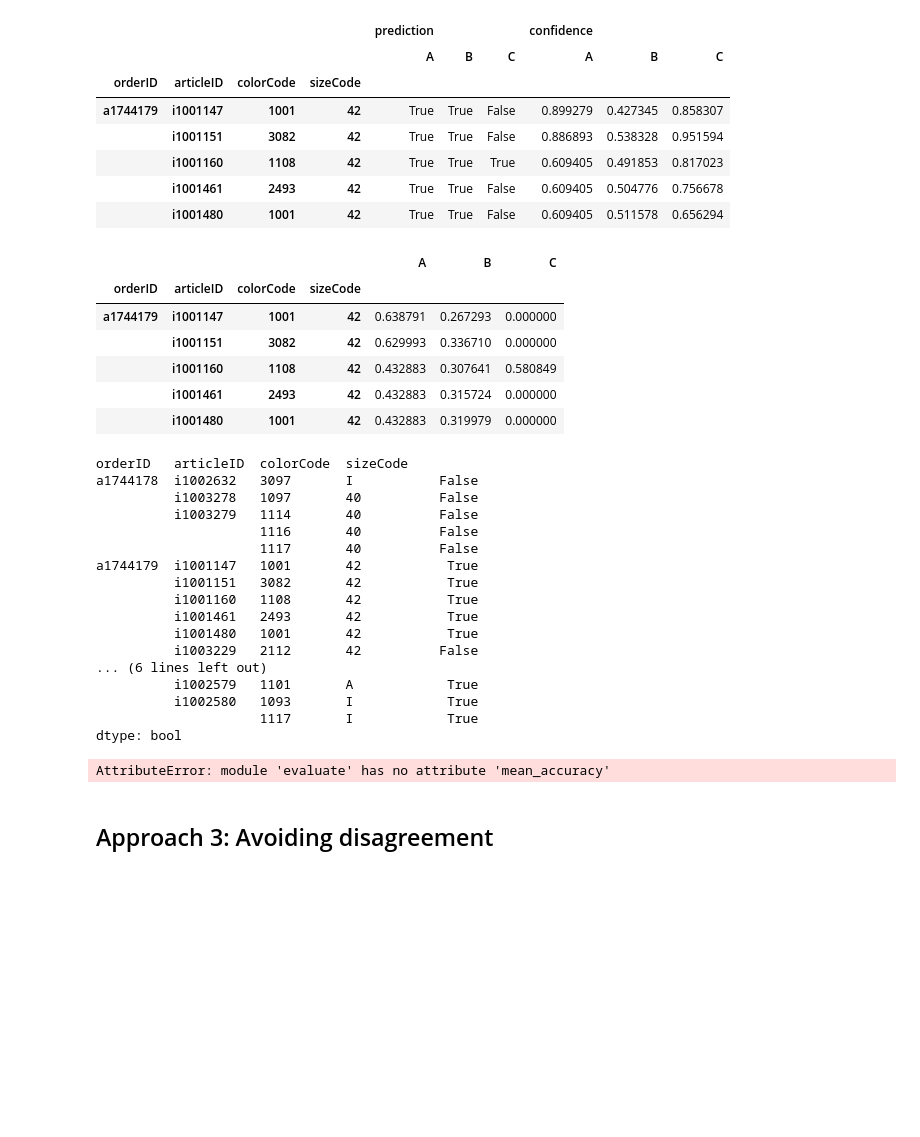
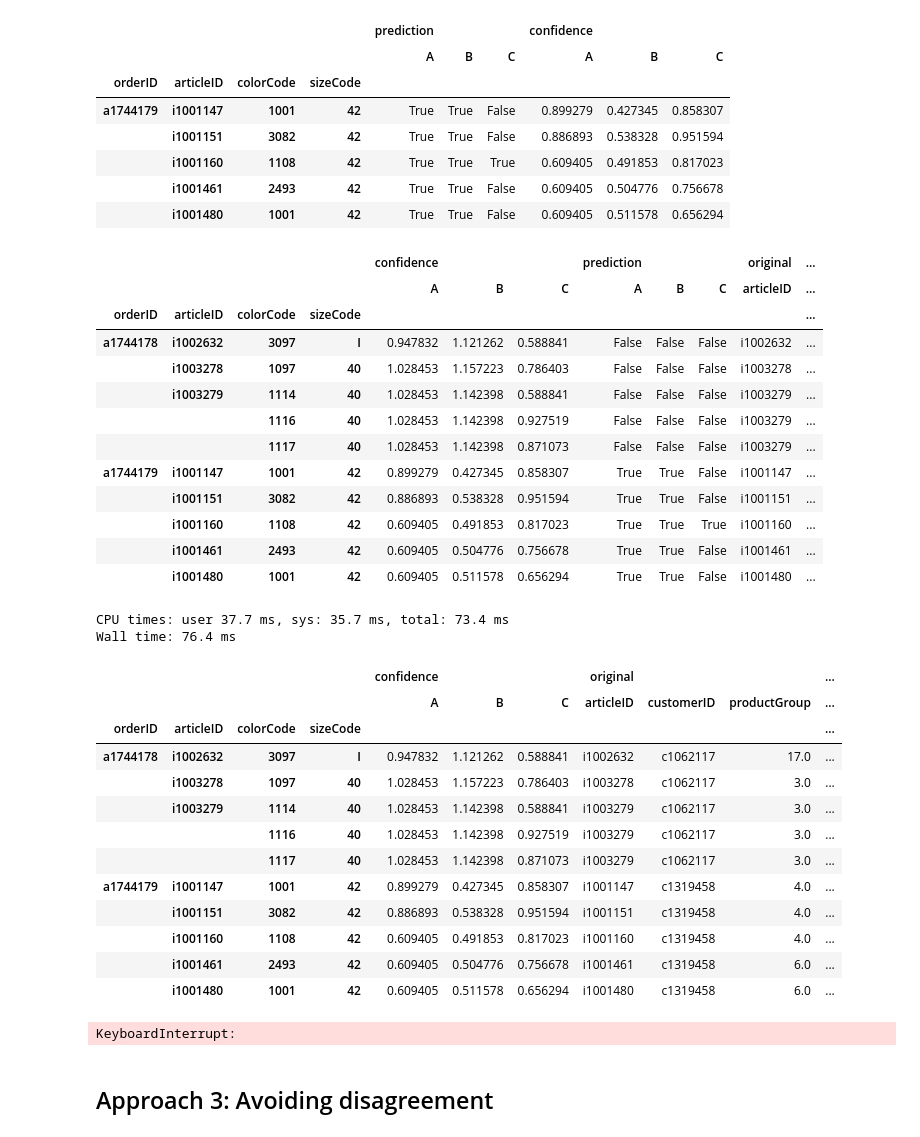
Before and after one commit to busfahren/dmc-results, a Jupyter notebook: merge.ipynb, the cells around one changed output. Cells and saved outputs as stored; diff of their text form; code cells hidden in the pictures; blank space fills up the shorter version.

Commit message:
Multiprocess weighted majority vote

```diff
--- a/merge.ipynb
+++ b/merge.ipynb
@@ -135,36 +135,41 @@ df[['prediction', 'confidence']].ix[5:10]
 |  | i1001160 | 1108 | 42 | True | True | True | 0.609405 | 0.491853 | 0.817023 |
 |  | i1001461 | 2493 | 42 | True | True | False | 0.609405 | 0.504776 | 0.756678 |
 |  | i1001480 | 1001 | 42 | True | True | False | 0.609405 | 0.511578 | 0.656294 |
-# %%
-df[['prediction', 'confidence']].ix[5:10].apply(lambda d: d['prediction'] * d['confidence'], axis=1)
-# %% [output]
-|  |  |  |  | A | B | C |
-| orderID | articleID | colorCode | sizeCode |  |  |  |
-| a1744179 | i1001147 | 1001 | 42 | 0.638791 | 0.267293 | 0.000000 |
-|  | i1001151 | 3082 | 42 | 0.629993 | 0.336710 | 0.000000 |
-|  | i1001160 | 1108 | 42 | 0.432883 | 0.307641 | 0.580849 |
-|  | i1001461 | 2493 | 42 | 0.432883 | 0.315724 | 0.000000 |
-|  | i1001480 | 1001 | 42 | 0.432883 | 0.319979 | 0.000000 |
+# %%
+class_imputed.ix[:10]
+# %% [output]
+|  |  |  |  | confidence |  |  | prediction |  |  | original | ... |
+|  |  |  |  | A | B | C | A | B | C | articleID | ... |
+| orderID | articleID | colorCode | sizeCode |  |  |  |  |  |  |  | ... |
+| a1744178 | i1002632 | 3097 | I | 0.947832 | 1.121262 | 0.588841 | False | False | False | i1002632 | ... |
+|  | i1003278 | 1097 | 40 | 1.028453 | 1.157223 | 0.786403 | False | False | False | i1003278 | ... |
+|  | i1003279 | 1114 | 40 | 1.028453 | 1.142398 | 0.588841 | False | False | False | i1003279 | ... |
+|  |  | 1116 | 40 | 1.028453 | 1.142398 | 0.927519 | False | False | False | i1003279 | ... |
+|  |  | 1117 | 40 | 1.028453 | 1.142398 | 0.871073 | False | False | False | i1003279 | ... |
+| a1744179 | i1001147 | 1001 | 42 | 0.899279 | 0.427345 | 0.858307 | True | True | False | i1001147 | ... |
+|  | i1001151 | 3082 | 42 | 0.886893 | 0.538328 | 0.951594 | True | True | False | i1001151 | ... |
+|  | i1001160 | 1108 | 42 | 0.609405 | 0.491853 | 0.817023 | True | True | True | i1001160 | ... |
+|  | i1001461 | 2493 | 42 | 0.609405 | 0.504776 | 0.756678 | True | True | False | i1001461 | ... |
+|  | i1001480 | 1001 | 42 | 0.609405 | 0.511578 | 0.656294 | True | True | False | i1001480 | ... |
 # %%
 weights = pd.Series([1,1,1], index=class_imputed['prediction'].columns)
-merge.weighted_majority_vote(class_imputed.ix[:20], weights, rounded=True)
+%time rows = merge.weighted_majority_vote(class_imputed.ix[:10], weights)
+rows
 # %% [output]
-orderID   articleID  colorCode  sizeCode
-a1744178  i1002632   3097       I           False
-          i1003278   1097       40          False
-          i1003279   1114       40          False
-                     1116       40          False
-                     1117       40          False
-a1744179  i1001147   1001       42           True
-          i1001151   3082       42           True
-          i1001160   1108       42           True
-          i1001461   2493       42           True
-          i1001480   1001       42           True
-          i1003229   2112       42          False
-... (6 lines left out)
-          i1002579   1101       A            True
-          i1002580   1093       I            True
-                     1117       I            True
-dtype: bool
+CPU times: user 37.7 ms, sys: 35.7 ms, total: 73.4 ms
+Wall time: 76.4 ms
+|  |  |  |  | confidence |  |  | original |  |  | ... |
+|  |  |  |  | A | B | C | articleID | customerID | productGroup | ... |
+| orderID | articleID | colorCode | sizeCode |  |  |  |  |  |  | ... |
+| a1744178 | i1002632 | 3097 | I | 0.947832 | 1.121262 | 0.588841 | i1002632 | c1062117 | 17.0 | ... |
+|  | i1003278 | 1097 | 40 | 1.028453 | 1.157223 | 0.786403 | i1003278 | c1062117 | 3.0 | ... |
+|  | i1003279 | 1114 | 40 | 1.028453 | 1.142398 | 0.588841 | i1003279 | c1062117 | 3.0 | ... |
+|  |  | 1116 | 40 | 1.028453 | 1.142398 | 0.927519 | i1003279 | c1062117 | 3.0 | ... |
+|  |  | 1117 | 40 | 1.028453 | 1.142398 | 0.871073 | i1003279 | c1062117 | 3.0 | ... |
+| a1744179 | i1001147 | 1001 | 42 | 0.899279 | 0.427345 | 0.858307 | i1001147 | c1319458 | 4.0 | ... |
+|  | i1001151 | 3082 | 42 | 0.886893 | 0.538328 | 0.951594 | i1001151 | c1319458 | 4.0 | ... |
+|  | i1001160 | 1108 | 42 | 0.609405 | 0.491853 | 0.817023 | i1001160 | c1319458 | 4.0 | ... |
+|  | i1001461 | 2493 | 42 | 0.609405 | 0.504776 | 0.756678 | i1001461 | c1319458 | 6.0 | ... |
+|  | i1001480 | 1001 | 42 | 0.609405 | 0.511578 | 0.656294 | i1001480 | c1319458 | 6.0 | ... |
 # %%
 weights = pd.Series([1,1,1], index=class_imputed['prediction'].columns)
@@ -175,6 +181,6 @@ weights = pd.Series([1,1,1], index=class_imputed['prediction'].columns)
+# %%
+class_weighted_confidence = merge.weighted_majority_vote(class_imputed, weights)
+# %% [output]
+KeyboardInterrupt:
 # %%
 weights = evaluate.mean_accuracies(test_predictions)['accuracy']
-weights
-# test_weighted_confidence = merge.weighted_majority_vote(class_imputed.ix[:20], weights)
-# %% [output]
-AttributeError: module 'evaluate' has no attribute 'mean_accuracy'
```
Also changed, not shown: parts of 5 cells of this notebook, 2 other files.
